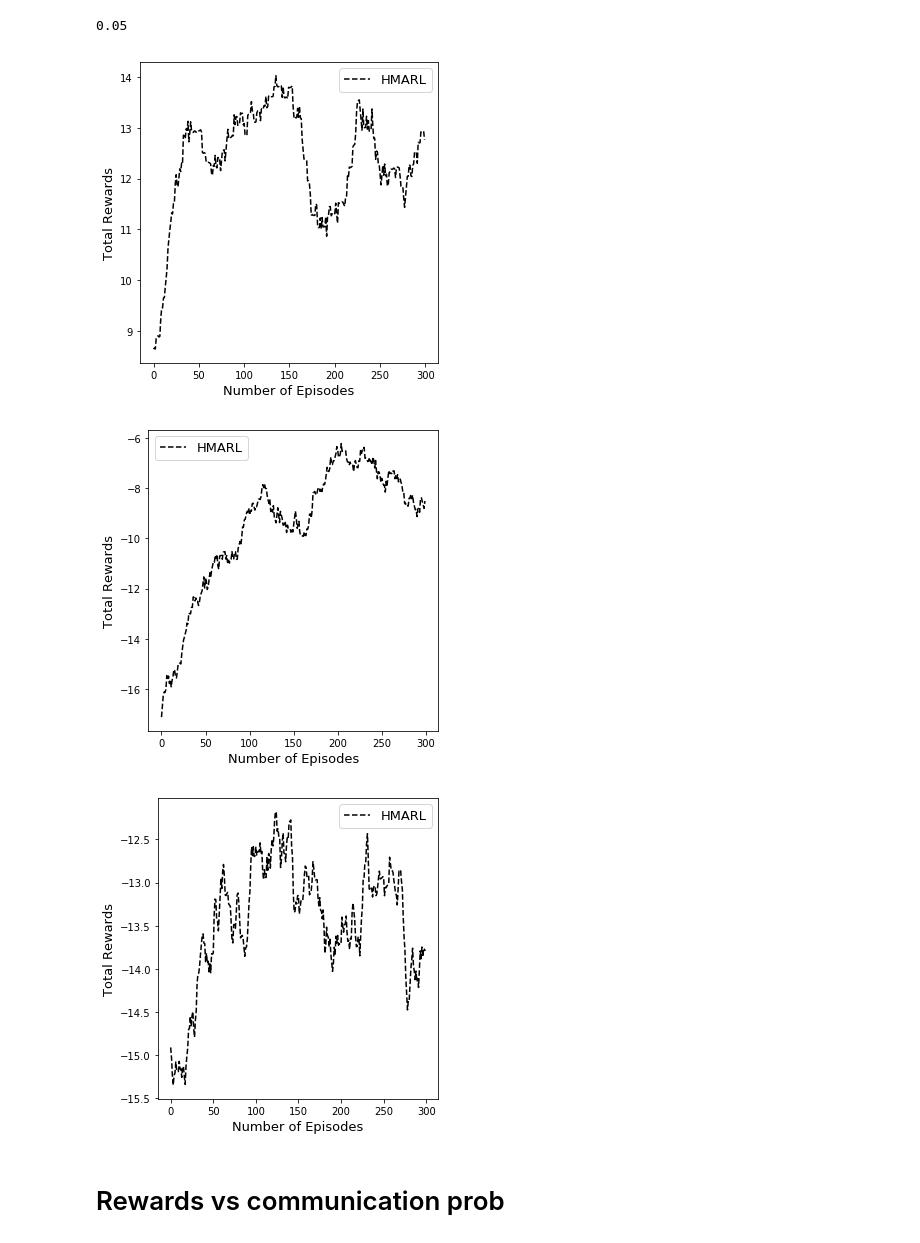
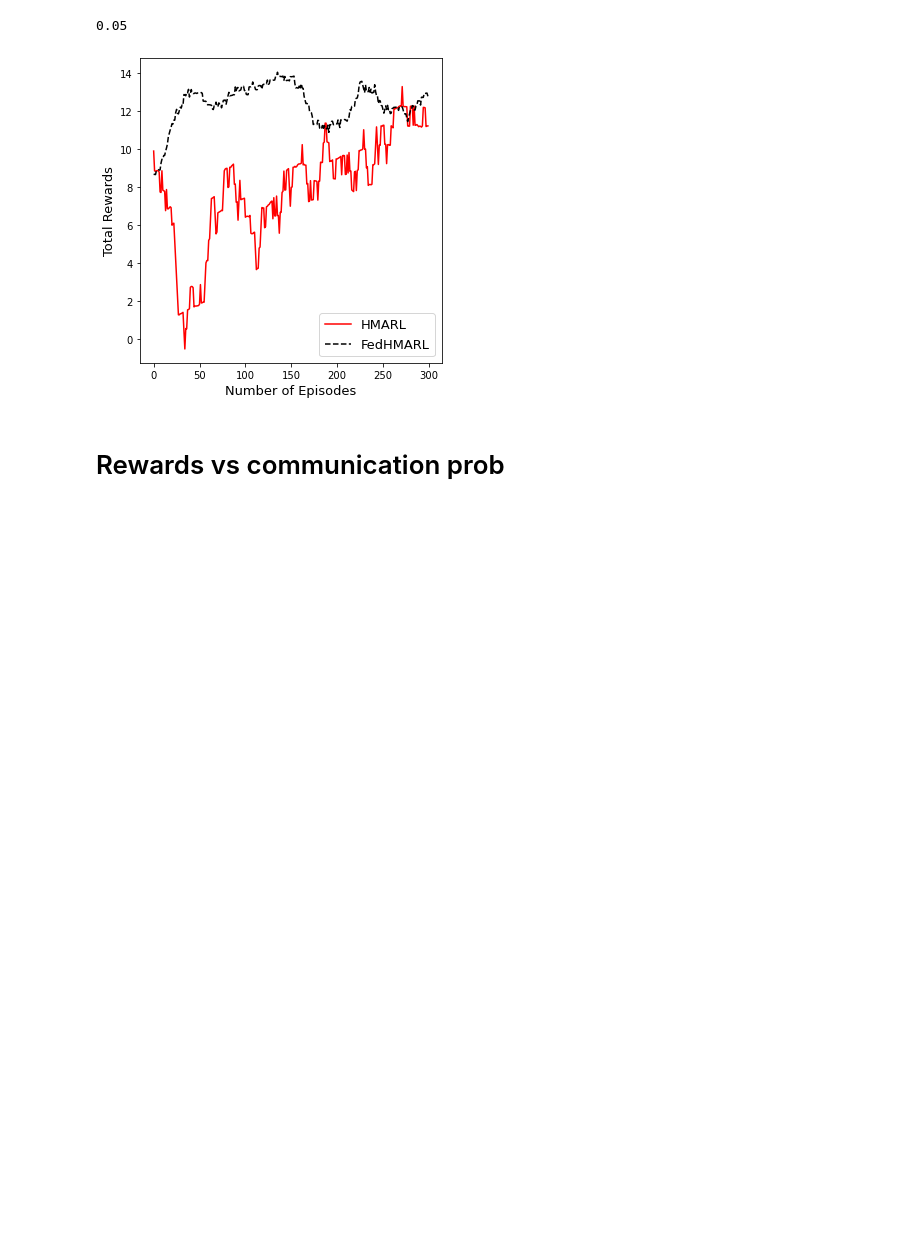
Before and after one commit to SongjunHuang/WONS-2022, a Jupyter notebook: utils/plot.ipynb, the cells around one changed output. Saved outputs shown, nothing was run; the diff lists cells and outputs as text; code cells hidden in the pictures; blank space fills up the shorter version.

```diff
--- a/utils/plot.ipynb
+++ b/utils/plot.ipynb
@@ -109,46 +109,44 @@ EPS_END + (EPS_START - EPS_END) * np.exp(-1. * 10000 / EPS_DECAY)
 0.05
 # %%
 window = 50
-for n_agents in [4, 6, 8]:
+for n_agents in [4]:
     maac_path = '../results/maac_{}agents_0comm/save'.format(n_agents)
-    # hac_path = './results/hac_{}agents/save'.format(n_agents)
+    hac_path = '../results/personality_{}agents_0comm/save'.format(n_agents)
     # fedhac_path = './results/FedHMARL_{}agents_0comm/save'.format(n_agents)
     # RE_path = './results/REINFORCE_{}agents/save'.format(n_agents)
     rewards_maac = get_rewards(maac_path, window)
-    # rewards_hac = get_rewards(hac_path, window)
+    rewards_hac = get_rewards(hac_path, window)
     # rewards_fedhac = get_rewards(fedhac_path, window)
     # rewards_RE = get_rewards(RE_path, window)
 
     plt.figure(figsize=(5, 5))
-    # plt.plot(rewards_hac / n_agents, color='red', linestyle='-')
+    plt.plot(rewards_hac / n_agents, color='red', linestyle='-')
     # plt.plot(rewards_fedhac / n_agents, color='blue', linestyle='-.')
     plt.plot(rewards_maac / n_agents, color='black', linestyle='--')
     # plt.plot(rewards_RE / n_agents, color='green', linestyle='-.')
     plt.legend(['HMARL', 'FedHMARL', 'MAAC', 'REINFORCE'], fontsize=13)
     plt.xlabel('Number of Episodes', fontsize=13)
     plt.ylabel('Total Rewards', fontsize=13)
     plt.tight_layout()
 #     plt.savefig("./results/figure/v2/rewards_vs_epi_{}agents.pdf".format(n_agents),
 #                  quality=95, dpi=300, bbox_inches='tight')
 
     # explorations_maac = get_exploration(maac_path, window)
     # explorations_hac = get_exploration(hac_path, window)
     # explorations_RE = get_exploration(RE_path, window)
     #
     # plt.figure()
     # plt.plot(explorations_hac, color='red', linestyle='-')
     # plt.plot(explorations_maac, color='black', linestyle='--')
     # plt.plot(explorations_RE, color='blue', linestyle='-.')
     # plt.legend(['HMARL (ours)', 'MAAC', 'REINFORCE'], fontsize=13)
     # plt.xlabel('Number of Episodes', fontsize=13)
     # plt.ylabel('Exploration Area', fontsize=13)
     # plt.tight_layout()
     # plt.savefig("./results/figure/exploration_vs_epi_{}agents.pdf".format(n_agents),
     #             quality=95, dpi=300, bbox_inches='tight')
 # %% [output]
-[figure, old version]
+[figure, new version]
-[figure, removed]
-[figure, removed]
 # %% [markdown]
 # Rewards vs communication prob
 # %%
```
Also changed, not shown: 1 other file.
